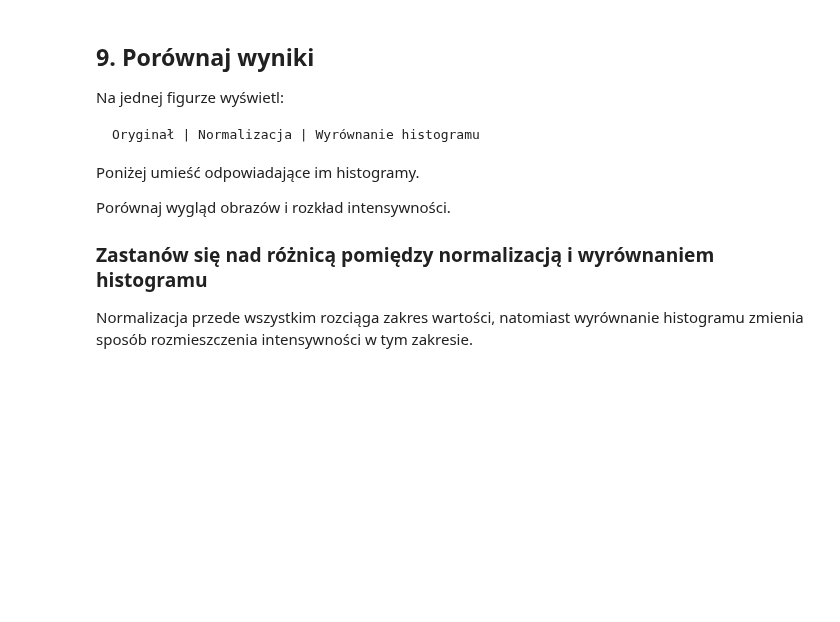
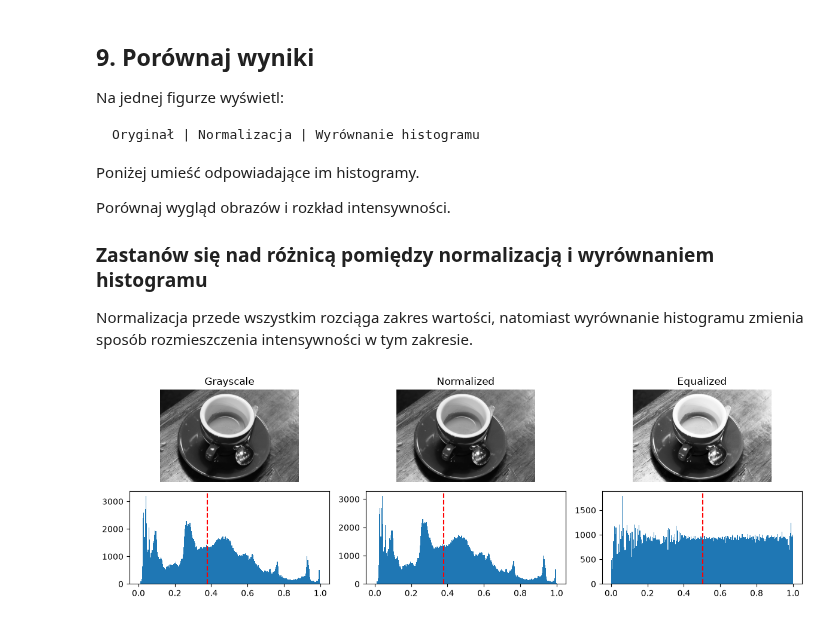
Before and after one commit to pawel2004/PAAOI_2026, a Jupyter notebook: lab1_zadanie_samodzielne.ipynb, the cells around one changed output. Drawn from its saved outputs; the diff is of its cells as text; code cells hidden in the pictures; blank space fills up the shorter version.

```diff
--- a/lab1_zadanie_samodzielne.ipynb
+++ b/lab1_zadanie_samodzielne.ipynb
@@ -363,3 +414,31 @@ Porównaj wygląd obrazów i rozkład intensywności.
 Normalizacja przede wszystkim rozciąga zakres wartości, natomiast wyrównanie histogramu zmienia sposób rozmieszczenia intensywności w tym zakresie.
 # %%
 # Porównaj obraz oryginalny, po normalizacji i po wyrównaniu histogramu
+
+fig, axes = plt.subplots(2, 3)
+
+axes[0, 0].imshow(gray, cmap="gray")
+axes[0, 0].set_title("Grayscale")
+axes[0, 0].axis("off")
+
+axes[0, 1].imshow(norm, cmap="gray")
+axes[0, 1].set_title("Normalized")
+axes[0, 1].axis("off")
+
+axes[0, 2].imshow(eq, cmap="gray")
+axes[0, 2].set_title("Equalized")
+axes[0, 2].axis("off")
+
+axes[1, 0].hist(gray.ravel(), bins=256, range=(0, 1))
+axes[1, 0].axvline(np.median(gray.ravel()), color="red", linestyle="dashed")
+
+axes[1, 1].hist(norm.ravel(), bins=256, range=(0, 1))
+axes[1, 1].axvline(np.median(norm.ravel()), color="red", linestyle="dashed")
+
+axes[1, 2].hist(eq.ravel(), bins=256, range=(0, 1))
+axes[1, 2].axvline(np.median(eq.ravel()), color="red", linestyle="dashed")
+
+plt.tight_layout()
+plt.show()
+# %% [output]
+[figure, added]
```
Also changed, not shown: parts of 4 cells of this notebook.
